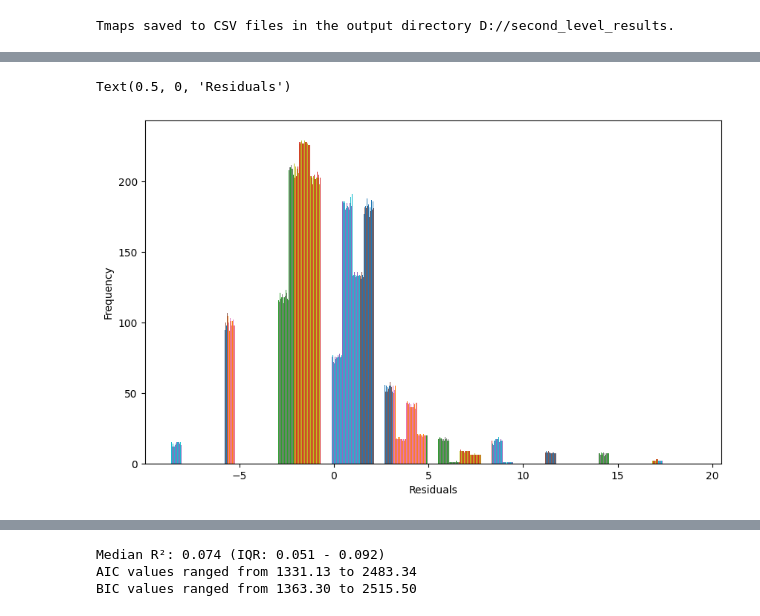
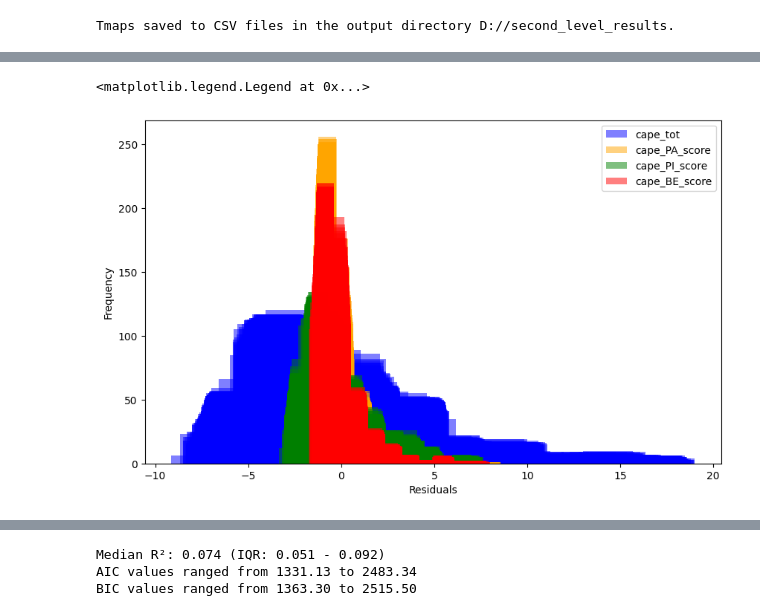
Before and after one commit to angeloodr/INPD-neuroimage-cape, a Jupyter notebook: code/seed-to-roi-2nd-level.ipynb, the cells around one changed output, grey strips where cells are left out. Drawn from its saved outputs; the diff is of its cells as text; code cells hidden in the pictures.

```diff
--- a/code/seed-to-roi-2nd-level.ipynb
+++ b/code/seed-to-roi-2nd-level.ipynb
@@ -401,14 +395,41 @@ Text(0, 0.5, 'Residual Value')
-# %%
-plt.figure(figsize=(10, 6))
-plt.hist(merged_df['residuals'].values.flatten())
-plt.ylabel('Frequency')
-plt.xlabel('Residuals')
-#write mean skewness and kurtosis in the plot
-# mean_skewness = merged_df['residuals'].apply(lambda x: pd.Series(x).skew() if isinstance(x, np.ndarray) else np.nan).mean()
-# mean_kurtosis = merged_df['residuals'].apply(lambda x: pd.Series(x).kurtosis() if isinstance(x, np.ndarray) else np.nan).mean()
-# # put it to a note on the top left
-# plt.text(0.05, 0.95, f'Mean Skewness: {mean_skewness:.2f}\nMean Kurtosis: {mean_kurtosis:.2f}', transform=plt.gca().transAxes, verticalalignment='top')
-# plt.title('Distribution of Residuals')
-# %% [output]
-Text(0.5, 0, 'Residuals')
-[figure, removed]
+# %%
+plt.figure(figsize=(10, 6))
+# colapse all residuals of all data frames into a single array and plot the histogram
+# add the label in only one of the histograms for each CAPE score
+tot, pa, pi, be = False, False, False, False
+for cape, array in zip(merged_df['CAPE'], merged_df['residuals'].values):
+
+    if cape == 'cape_tot' and not tot:
+        plt.hist(array, alpha=0.5, color='blue', label='cape_tot')
+        tot = True
+    elif cape == 'cape_tot':
+        plt.hist(array, alpha=0.5, color='blue')
+    elif cape == 'cape_PA_score' and not pa:
+        plt.hist(array, alpha=0.5, color='orange', label='cape_PA_score')
+        pa = True
+    elif cape == 'cape_PA_score':
+        plt.hist(array, alpha=0.5, color='orange')
+    elif cape == 'cape_PI_score' and not pi:
+        plt.hist(array, alpha=0.5, color='green', label='cape_PI_score')
+        pi = True
+    elif cape == 'cape_PI_score':
+        plt.hist(array, alpha=0.5, color='green')
+    elif cape == 'cape_BE_score' and not be:
+        plt.hist(array, alpha=0.5, color='red', label='cape_BE_score')
+        be = True
+    elif cape == 'cape_BE_score':
+        plt.hist(array, alpha=0.5, color='red')
+plt.ylabel('Frequency')
+plt.xlabel('Residuals')
+plt.legend()
+#write mean mean std skewness and kurtosis in the plot
+# mean = merged_df['residuals'].apply(lambda x: pd.Series(x).mean() if isinstance(x, np.ndarray) else np.nan).mean()
+# std = merged_df['residuals'].apply(lambda x: pd.Series(x).std() if isinstance(x, np.ndarray) else np.nan).mean()
+# mean_skewness = merged_df['residuals'].apply(lambda x: pd.Series(x).skew() if isinstance(x, np.ndarray) else np.nan).mean()
+# mean_kurtosis = merged_df['residuals'].apply(lambda x: pd.Series(x).kurtosis() if isinstance(x, np.ndarray) else np.nan).mean()
+# # put it to a note on the top left
+# plt.text(0.05, 0.95, f'Mean: {mean:.2f}\nStd: {std:.2f}\nMean Skewness: {mean_skewness:.2f}\nMean Kurtosis: {mean_kurtosis:.2f}', transform=plt.gca().transAxes, verticalalignment='top')
+# plt.title('Distribution of Residuals')
+# %% [output]
+<matplotlib.legend.Legend at 0x...>
+[figure, added]
```
Also changed, not shown: parts of 6 cells of this notebook, 1 other file.
